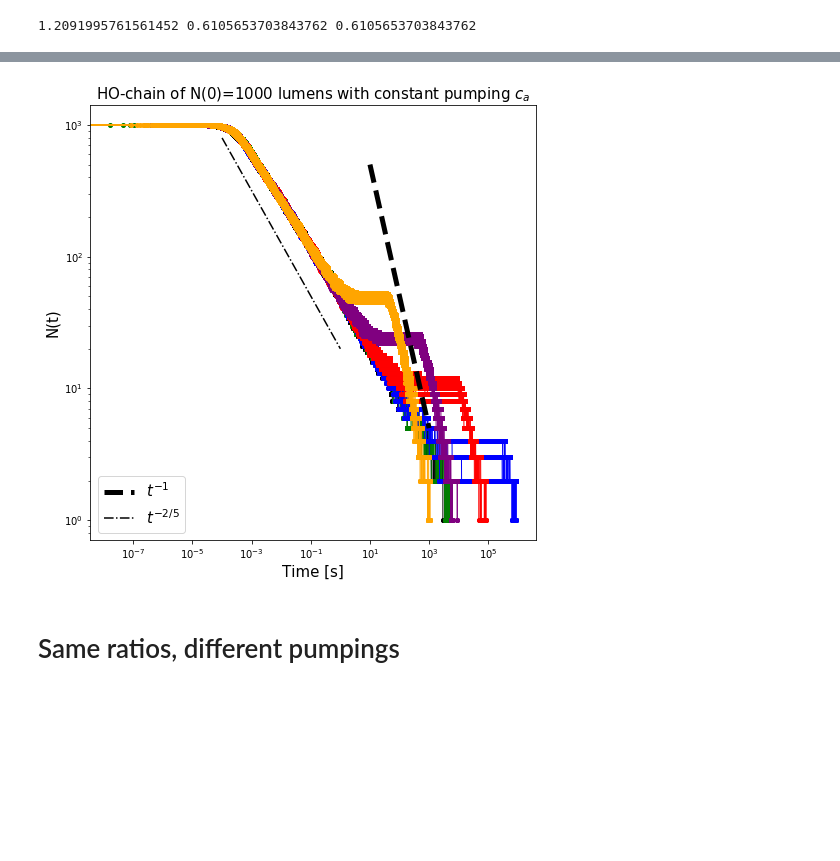
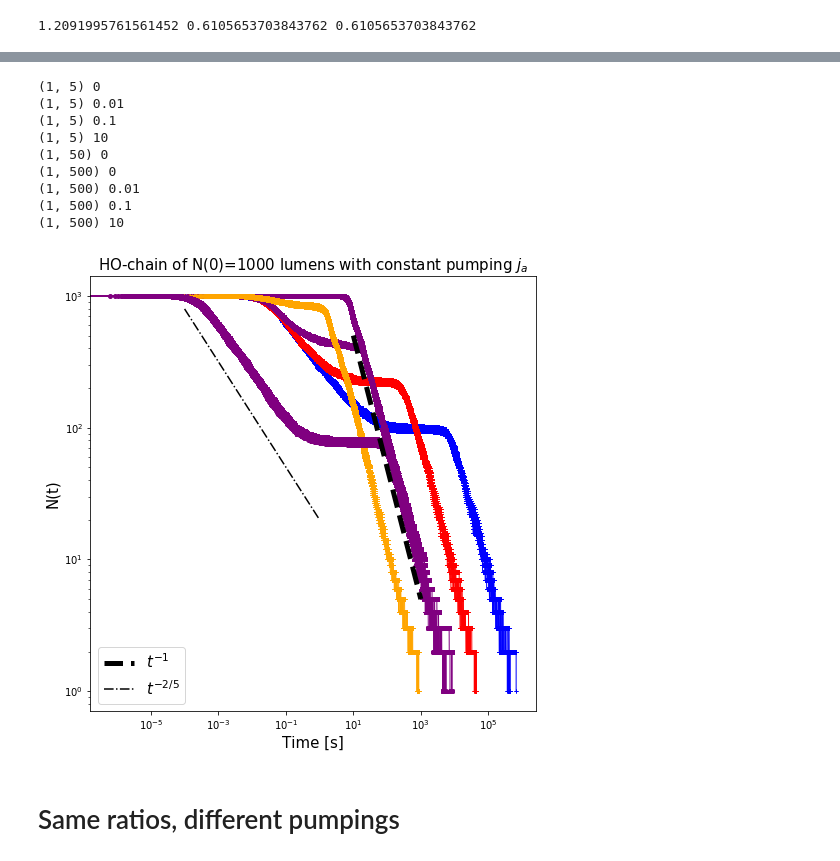
Before and after one commit to VirtualEmbryo/hydroosmotic_chain, a Jupyter notebook: _notebook/osmotic - pumping.ipynb, the cells around one changed output, grey strips where cells are left out. Cells and saved outputs as stored; diff of their text form; code cells hidden in the pictures; blank space fills up the shorter version.

```diff
--- a/_notebook/osmotic - pumping.ipynb
+++ b/_notebook/osmotic - pumping.ipynb
@@ -49,19 +51,24 @@ def plot_osmotic(chis, chiv, path_list, plot_param_list, Nt_list, rescale = Fals
                 plt.plot(Nt_list[(chis, chiv)][n][:, 0]*chiv**2, Nt_list[(chis, chiv)][n][:, 1], color=plot_param_list[(chis, chiv)][0], marker=plot_param_list[(chis, chiv)][1], markersize=plot_param_list[(chis, chiv)][2], linewidth=plot_param_list[(chis, chiv)][3], label = r'$\chi_s$ = '+ str(chis) + r' ; $\chi_v = $' + str(chiv), alpha=plot_param_list[(chis, chiv)][4])
     return Nt_list[(chis, chiv)]
 # %%
-ca_dict = {0 : ['ca0', 'k'], 0.001 : ['ca1e-3', 'g'], 0.01 : ['ca1e-2', 'b'], 0.1 : ['ca1e-1', 'r'], 1 : ['ca1e0', 'purple'],10 : ['ca1e1', 'orange']}
+ca_dict = {0 : ['ca0', 'k'], 0.01 : ['ca1e-2', 'b'], 0.1 : ['ca1e-1', 'r'], 1 : ['ca1e0', 'purple'],10 : ['ca1e1', 'orange']}
 # (chis, chiv) : marker, markersize, alpha, linewidth
 lw = 1.
 ms = 4
-chi_dict = {(5, 5) : ['^', ms, 1., lw],
-            (50, 50) : ['+', ms, 1., lw],
-            (500, 500) : ['o', ms, 1., lw]}
-nsim = 21
+chi_dict = {#(5, 5) : ['^', ms, 1., lw],
+            (1, 5) : ['^', ms, 1., lw],
+            #(50, 50) : ['+', ms, 1., lw],
+            (1, 50) : ['+', ms, 1., lw],
+            #(500, 500) : ['o', ms, 1., lw],
+            (1, 500) : ['o', ms, 1., lw],
+           }
+nsim = 20
 # %%
 Nt_N1000 = {}
 
 for chi in chi_dict.keys() :
-    subdir = "N1000/chis"+str(chi[0])+"_chiv"+str(chi[1])
+    print('chiv = ', chi[1], ' ; chis = ', chi[0])
+    subdir = "N1000/chiv"+str(chi[1])+"_chis"+str(chi[0])
     Nt_N1000[chi] = {}
 
     for ca in ca_dict.keys() :
@@ -70,12 +77,9 @@ for chi in chi_dict.keys() :
             for n in range(nsim) :
                 Nt_N1000[chi][ca][n] = np.loadtxt(join(main_dir, subdir, ca_dict[ca][0], 'run'+str(n).zfill(4), 'sim_nlum.dat'))
             print(str(ca) + ' done !')
-            if chi == (50, 50) and ca == 10 :
-                for n in range(20) :
-                    n=+20
-                    Nt_N1000[chi][ca][n] = np.loadtxt(join(main_dir, subdir, ca_dict[ca][0], 'run'+str(n).zfill(4), 'sim_nlum.dat'))
 
         except :
             pass
+            print(ca, ' skipped')
             #print(str(ca) + ' not in chis'+str(chi[0])+'_chiv'+str(chi[1]))
 # %% [output]
@@ -94,7 +110,8 @@ plt.yscale('log')
 rescaled = False
 
 #for chi in chi_dict.keys() :
-for chi in [(500, 500)] :
+#for chi in [(5, 5), (50, 50),(500, 500), (1, 500)] :
+for chi in [(1, 5), (1, 50), (1, 500)] :
     for ca in ca_dict.keys() :
         #if ca != 0 :
         try :
@@ -103,35 +120,45 @@ for chi in [(500, 500)] :
                     plt.plot(Nt_N1000[chi][ca][n][:, 0]*chi[0]**2, Nt_N1000[chi][ca][n][:, 1], color = ca_dict[ca][1], marker=chi_dict[chi][0], markersize=chi_dict[chi][1], alpha=chi_dict[chi][2], linewidth=chi_dict[chi][3])
                 else :
                     plt.plot(Nt_N1000[chi][ca][n][:, 0], Nt_N1000[chi][ca][n][:, 1], color = ca_dict[ca][1], marker=chi_dict[chi][0], markersize=chi_dict[chi][1], alpha=chi_dict[chi][2], linewidth=chi_dict[chi][3])
         except :
+            print(chi, ca)
             pass
 
 
 if rescaled :
     kappa1, alpha1 = 5000., -1
     kappa2, alpha2 = 20., -2./5
     t1 = np.logspace(2, 3, 101)
     t2 = np.logspace(-4, 0, 101)
 else :
     kappa1, alpha1 = 5000., -1
     kappa2, alpha2 = 20., -2./5
     t1 = np.logspace(1, 3, 101)
     t2 = np.logspace(-4, 0, 101)
 
 plt.plot(t1, kappa1*t1**alpha1, color='k', linewidth = 5, linestyle='--', label = r'$t^{-1}$')
 plt.plot(t2, kappa2*t2**alpha2, color='k', linestyle='-.', label = r'$t^{-2/5}$')
 
 if rescaled :
     plt.xlabel('t/T', fontsize=15)
 else :
     plt.xlabel('Time [s]', fontsize=15)
 plt.ylabel('N(t)', fontsize=15)
-plt.title(r'HO-chain of N(0)=1000 lumens with constant pumping $c_a$', fontsize=15)
+plt.title(r'HO-chain of N(0)=1000 lumens with constant pumping $j_a$', fontsize=15)
 plt.legend(fontsize=15, loc=3)
 #plt.savefig('coarsening_pumping_chis500_chiv500.png', format='png')
 plt.show()
 # %% [output]
+(1, 5) 0
+(1, 5) 0.01
+(1, 5) 0.1
+(1, 5) 10
+(1, 50) 0
+(1, 500) 0
+(1, 500) 0.01
+(1, 500) 0.1
+(1, 500) 10
-[figure, old version]
+[figure, new version]
 # %%
 def gen_log_times(tmin, tmax, npts) :
     return np.logspace(np.log10(tmin), np.log10(tmax), npts)
```
Also changed, not shown: parts of 30 cells of this notebook, 35 other files.
